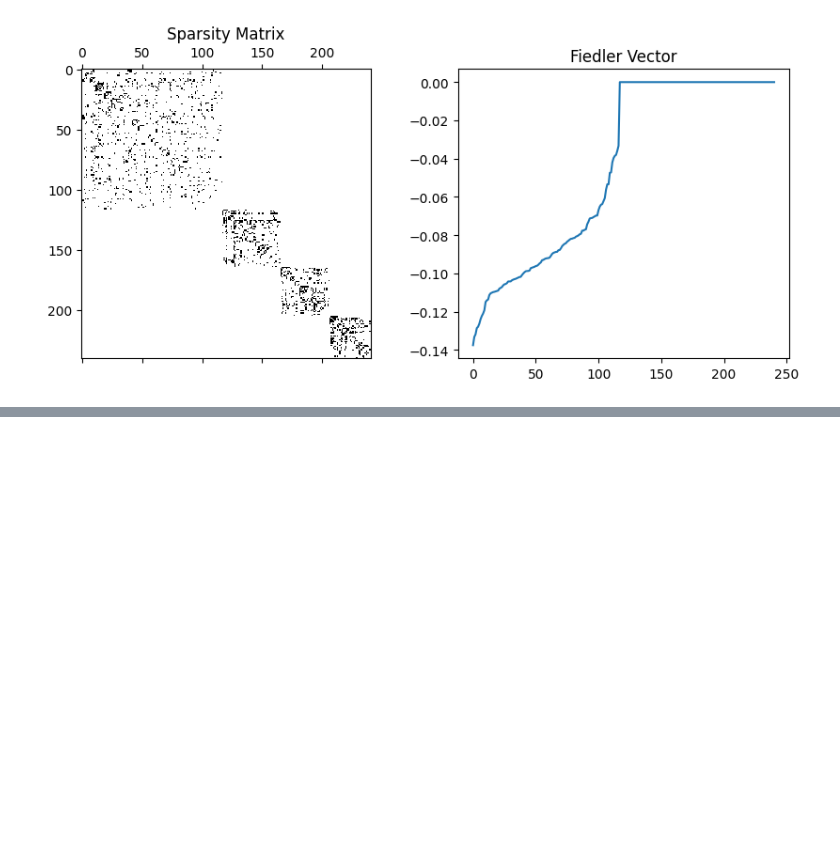
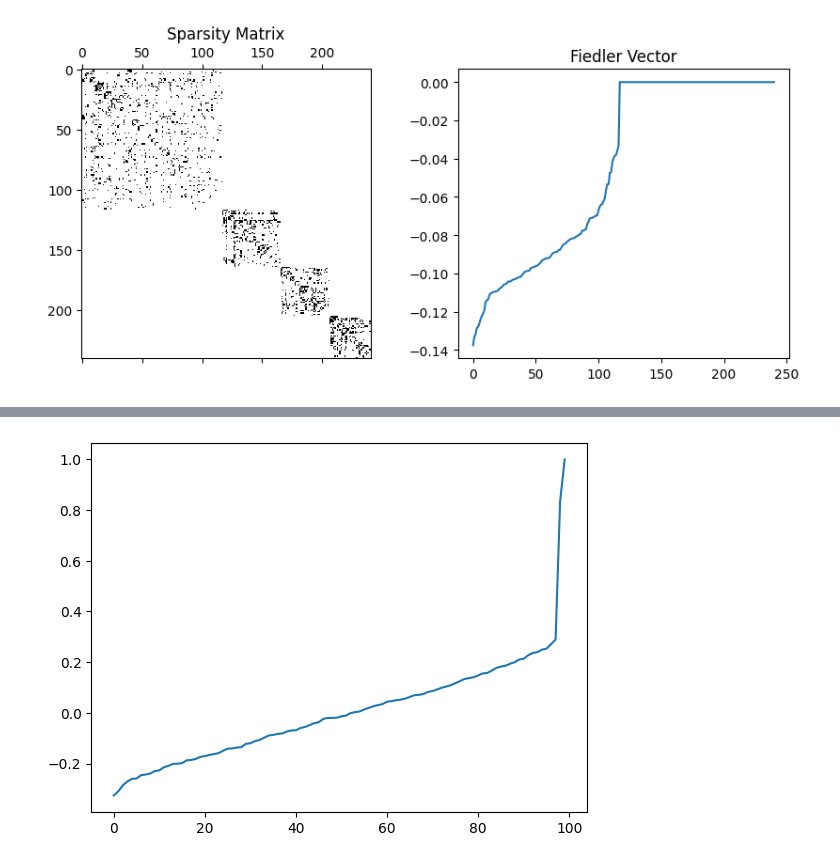
Before and after one commit to haya-hyh/datamining, a Jupyter notebook: HW4/main.ipynb, the cells around one changed output, grey strips where cells are left out. Drawn from its saved outputs; the diff is of its cells as text; code cells hidden in the pictures; blank space fills up the shorter version.

```diff
--- a/HW4/main.ipynb
+++ b/HW4/main.ipynb
@@ -218,0 +237,3 @@ plt.show()
+# %%
+A2 = build_affinity_matrix(nx.edges(graph2), num_nodes2)
+A2
@@ -218,0 +254,3 @@ plt.show()
+# %%
+D2 = construct_diagonal(A2)
+D2
@@ -218,0 +271,3 @@ plt.show()
+# %%
+L2 = construct_L(A2, D2)
+L2
@@ -218,0 +288,5 @@ plt.show()
+# %%
+k2 = 2
+eigvals2, eigvecs2 = get_eigen(L2)
+X2 = eigvecs2[:, num_nodes2 - k2:]
+X2
@@ -218,0 +311,5 @@ plt.show()
+# %%
+plt.plot(eigvals2)
+plt.show()
+# %% [output]
+[figure, added]
```
Also changed, not shown: parts of 24 cells of this notebook.
